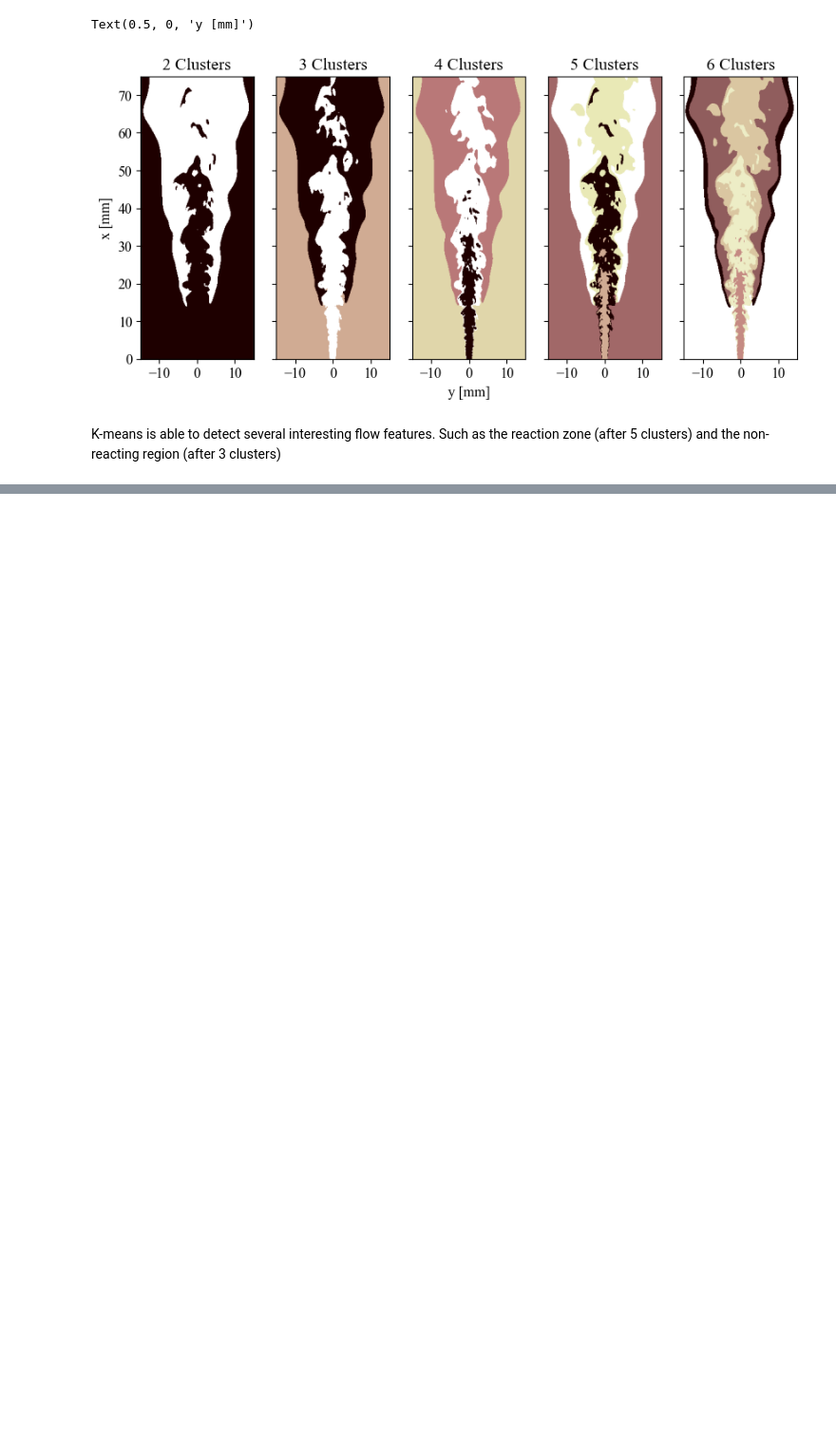
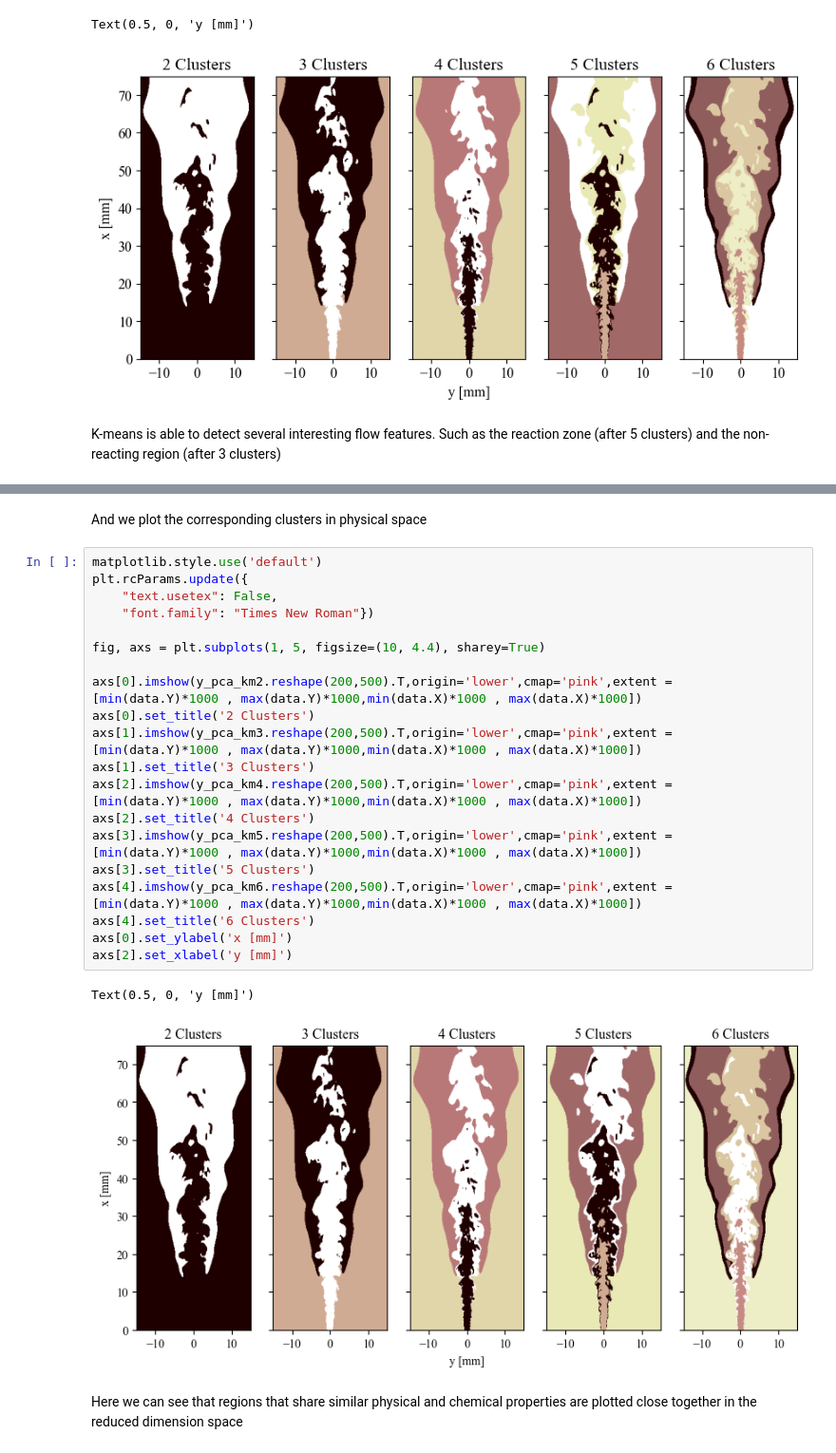
Before and after one commit to emnagrajaa/Classifying-n-Dodecane-Ignition, a Jupyter notebook: Unsupervised Learning.ipynb, the cells around one changed output, grey strips where cells are left out. Shown at 95% size. Saved outputs shown, nothing was run; the diff lists cells and outputs as text; blank space fills up the shorter version.

```diff
--- a/Unsupervised Learning.ipynb
+++ b/Unsupervised Learning.ipynb
@@ -134,0 +218,27 @@ K-means is able to detect several interesting flow features. Such as the reactio
+# %% [markdown]
+And we plot the corresponding clusters in physical space
+# %%
+matplotlib.style.use('default')
+plt.rcParams.update({
+    "text.usetex": False,
+    "font.family": "Times New Roman"})
+
+fig, axs = plt.subplots(1, 5, figsize=(10, 4.4), sharey=True)
+
+axs[0].imshow(y_pca_km2.reshape(200,500).T,origin='lower',cmap='pink',extent = [min(data.Y)*1000 , max(data.Y)*1000,min(data.X)*1000 , max(data.X)*1000])
+axs[0].set_title('2 Clusters')
+axs[1].imshow(y_pca_km3.reshape(200,500).T,origin='lower',cmap='pink',extent = [min(data.Y)*1000 , max(data.Y)*1000,min(data.X)*1000 , max(data.X)*1000])
+axs[1].set_title('3 Clusters')
+axs[2].imshow(y_pca_km4.reshape(200,500).T,origin='lower',cmap='pink',extent = [min(data.Y)*1000 , max(data.Y)*1000,min(data.X)*1000 , max(data.X)*1000])
+axs[2].set_title('4 Clusters')
+axs[3].imshow(y_pca_km5.reshape(200,500).T,origin='lower',cmap='pink',extent = [min(data.Y)*1000 , max(data.Y)*1000,min(data.X)*1000 , max(data.X)*1000])
+axs[3].set_title('5 Clusters')
+axs[4].imshow(y_pca_km6.reshape(200,500).T,origin='lower',cmap='pink',extent = [min(data.Y)*1000 , max(data.Y)*1000,min(data.X)*1000 , max(data.X)*1000])
+axs[4].set_title('6 Clusters')
+axs[0].set_ylabel('x [mm]')
+axs[2].set_xlabel('y [mm]')
+# %% [output]
+Text(0.5, 0, 'y [mm]')
+[figure, added]
+# %% [markdown]
+Here we can see that regions that share similar physical and chemical properties are plotted close together in the reduced dimension space
```
Also changed, not shown: parts of 12 cells of this notebook.
